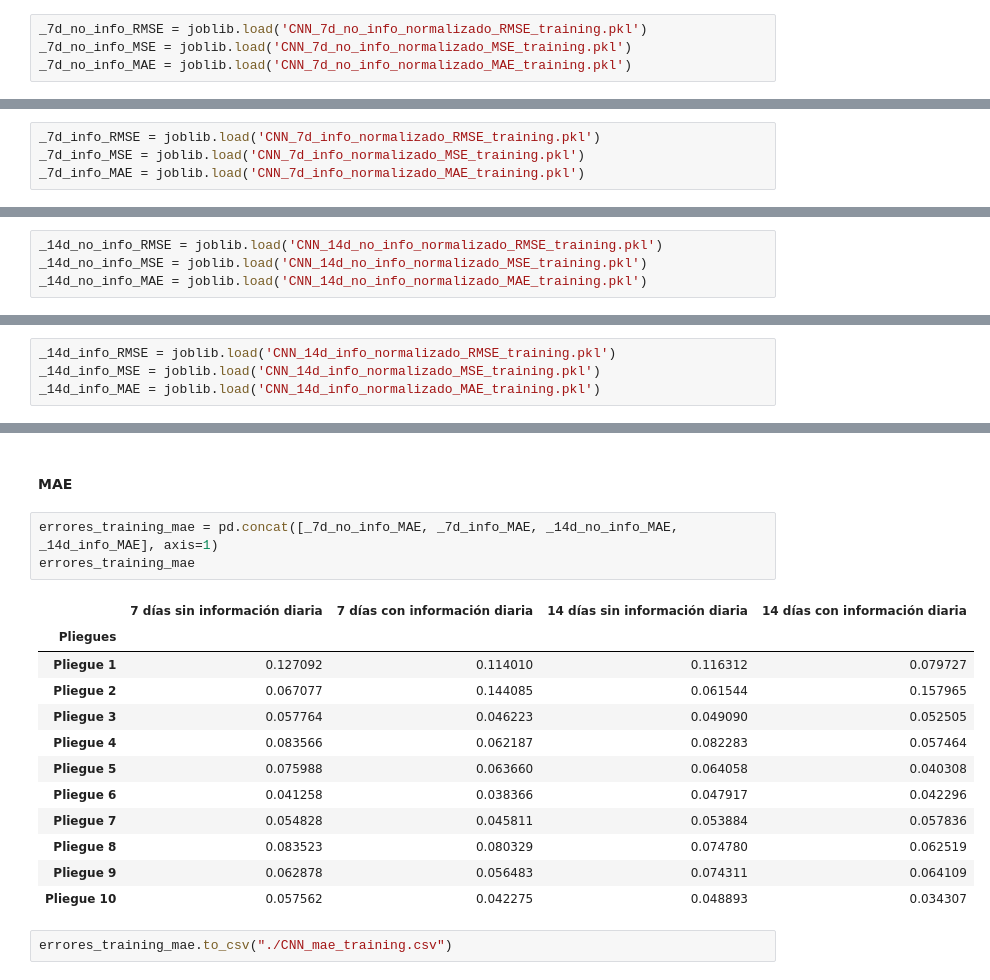
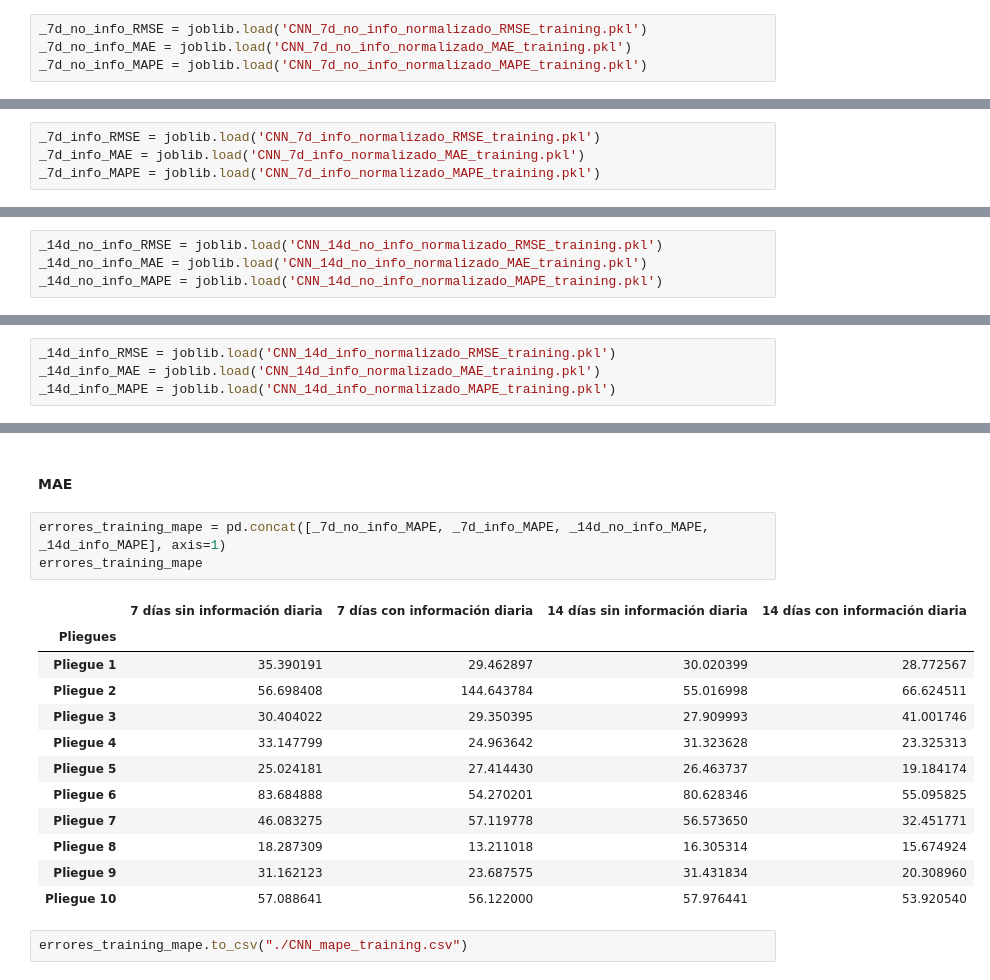
Before and after one commit to AlexMtGit/TFG, a Jupyter notebook: Notebooks/04_CNN.ipynb, the cells around one changed output, grey strips where cells are left out. Cells and saved outputs as stored; diff of their text form.

```diff
--- a/Notebooks/04_CNN.ipynb
+++ b/Notebooks/04_CNN.ipynb
@@ -91,8 +91,8 @@ best_conf
 {'_filters': 16, '_kernel_size': 2, 'batch_size': 10, 'epochs': 20}
 # %%
 _7d_no_info_RMSE = joblib.load('CNN_7d_no_info_normalizado_RMSE_training.pkl')
-_7d_no_info_MSE = joblib.load('CNN_7d_no_info_normalizado_MSE_training.pkl')
 _7d_no_info_MAE = joblib.load('CNN_7d_no_info_normalizado_MAE_training.pkl')
+_7d_no_info_MAPE = joblib.load('CNN_7d_no_info_normalizado_MAPE_training.pkl')
 # %%
 predictor_7d_no_info = load_model('CNN_7d_no_info_normalizado_best_model.h5')
 # %%
@@ -148,7 +148,7 @@ best_conf
 # %%
 _7d_info_RMSE = joblib.load('CNN_7d_info_normalizado_RMSE_training.pkl')
-_7d_info_MSE = joblib.load('CNN_7d_info_normalizado_MSE_training.pkl')
 _7d_info_MAE = joblib.load('CNN_7d_info_normalizado_MAE_training.pkl')
+_7d_info_MAPE = joblib.load('CNN_7d_info_normalizado_MAPE_training.pkl')
 # %%
 predictor_7d_info = load_model('CNN_7d_info_normalizado_best_model.h5')
 # %%
@@ -203,8 +203,8 @@ best_conf
 {'_filters': 32, '_kernel_size': 1, 'batch_size': 10, 'epochs': 20}
 # %%
 _14d_no_info_RMSE = joblib.load('CNN_14d_no_info_normalizado_RMSE_training.pkl')
-_14d_no_info_MSE = joblib.load('CNN_14d_no_info_normalizado_MSE_training.pkl')
 _14d_no_info_MAE = joblib.load('CNN_14d_no_info_normalizado_MAE_training.pkl')
+_14d_no_info_MAPE = joblib.load('CNN_14d_no_info_normalizado_MAPE_training.pkl')
 # %%
 predictor_14d_no_info = load_model('CNN_14d_no_info_normalizado_best_model.h5')
 # %%
@@ -259,8 +259,8 @@ best_conf
 {'_filters': 32, '_kernel_size': 2, 'batch_size': 10, 'epochs': 20}
 # %%
 _14d_info_RMSE = joblib.load('CNN_14d_info_normalizado_RMSE_training.pkl')
-_14d_info_MSE = joblib.load('CNN_14d_info_normalizado_MSE_training.pkl')
 _14d_info_MAE = joblib.load('CNN_14d_info_normalizado_MAE_training.pkl')
+_14d_info_MAPE = joblib.load('CNN_14d_info_normalizado_MAPE_training.pkl')
 # %%
 predictor_14d_info = load_model('CNN_14d_info_normalizado_best_model.h5')
 # %%
@@ -332,21 +332,21 @@ sns.boxplot(data=errores_training_mse).set(xlabel='Dataset utilizado', ylabel='M
 # %% [markdown]
 #### MAE
 # %%
-errores_training_mae = pd.concat([_7d_no_info_MAE, _7d_info_MAE, _14d_no_info_MAE, _14d_info_MAE], axis=1)
-errores_training_mae
+errores_training_mape = pd.concat([_7d_no_info_MAPE, _7d_info_MAPE, _14d_no_info_MAPE, _14d_info_MAPE], axis=1)
+errores_training_mape
 # %% [output]
 |  | 7 días sin información diaria | 7 días con información diaria | 14 días sin información diaria | 14 días con información diaria |
 | Pliegues |  |  |  |  |
-| Pliegue 1 | 0.127092 | 0.114010 | 0.116312 | 0.079727 |
-| Pliegue 2 | 0.067077 | 0.144085 | 0.061544 | 0.157965 |
-| Pliegue 3 | 0.057764 | 0.046223 | 0.049090 | 0.052505 |
-| Pliegue 4 | 0.083566 | 0.062187 | 0.082283 | 0.057464 |
-| Pliegue 5 | 0.075988 | 0.063660 | 0.064058 | 0.040308 |
-| Pliegue 6 | 0.041258 | 0.038366 | 0.047917 | 0.042296 |
-| Pliegue 7 | 0.054828 | 0.045811 | 0.053884 | 0.057836 |
-| Pliegue 8 | 0.083523 | 0.080329 | 0.074780 | 0.062519 |
-| Pliegue 9 | 0.062878 | 0.056483 | 0.074311 | 0.064109 |
-| Pliegue 10 | 0.057562 | 0.042275 | 0.048893 | 0.034307 |
+| Pliegue 1 | 35.390191 | 29.462897 | 30.020399 | 28.772567 |
+| Pliegue 2 | 56.698408 | 144.643784 | 55.016998 | 66.624511 |
+| Pliegue 3 | 30.404022 | 29.350395 | 27.909993 | 41.001746 |
+| Pliegue 4 | 33.147799 | 24.963642 | 31.323628 | 23.325313 |
+| Pliegue 5 | 25.024181 | 27.414430 | 26.463737 | 19.184174 |
+| Pliegue 6 | 83.684888 | 54.270201 | 80.628346 | 55.095825 |
+| Pliegue 7 | 46.083275 | 57.119778 | 56.573650 | 32.451771 |
+| Pliegue 8 | 18.287309 | 13.211018 | 16.305314 | 15.674924 |
+| Pliegue 9 | 31.162123 | 23.687575 | 31.431834 | 20.308960 |
+| Pliegue 10 | 57.088641 | 56.122000 | 57.976441 | 53.920540 |
 # %%
-errores_training_mae.to_csv("./CNN_mae_training.csv")
+errores_training_mape.to_csv("./CNN_mape_training.csv")
 # %%
```
Also changed, not shown: parts of 24 cells of this notebook, 58 other files.
